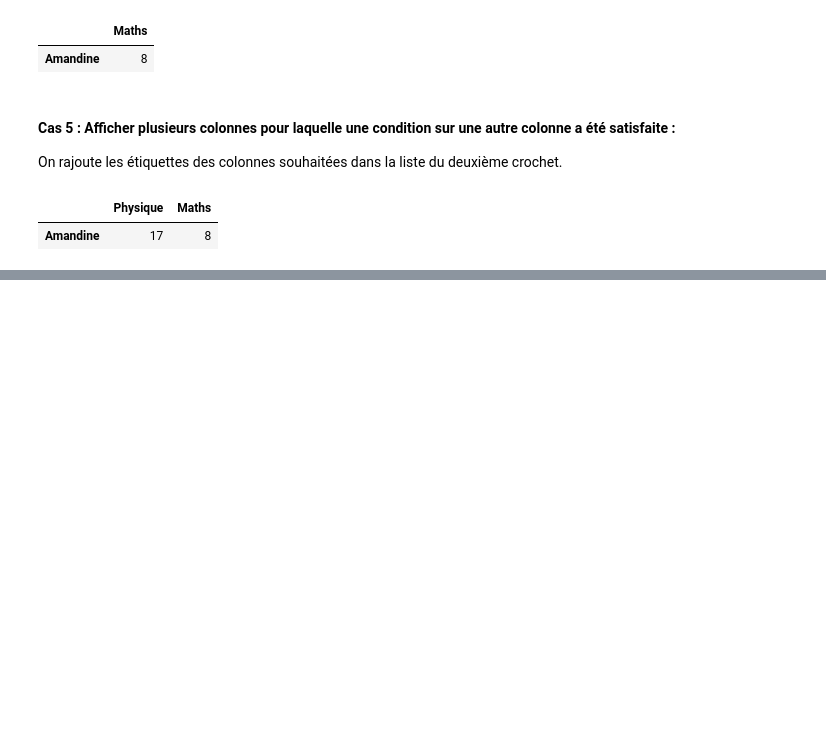
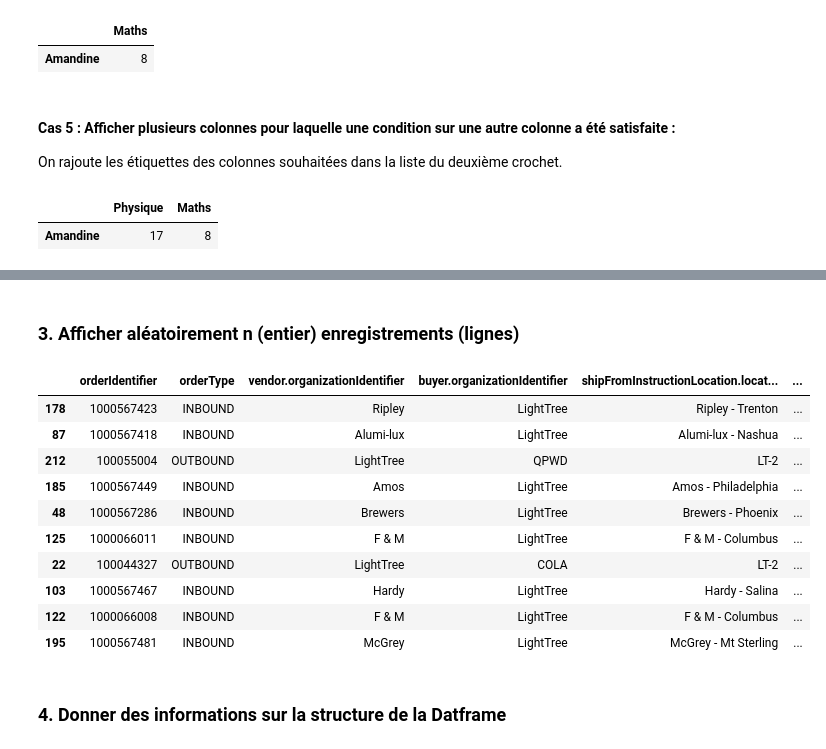
Before and after one commit to Josue-Tambwe/Data-Science, a Jupyter notebook: 2_Pandas/intro_pandas.ipynb, the cells around one changed output, grey strips where cells are left out. Cells and saved outputs as stored; diff of their text form; code cells hidden in the pictures; blank space fills up the shorter version.

```diff
--- a/2_Pandas/intro_pandas.ipynb
+++ b/2_Pandas/intro_pandas.ipynb
@@ -504,0 +552,18 @@ notes[notes["Moyenne"] >= 10][["Physique", "Maths"]]
+# %% [markdown]
+### 3. Afficher aléatoirement n (entier) enregistrements (lignes)
+# %%
+dataframe.sample(10)
+# %% [output]
+|  | orderIdentifier | orderType | vendor.organizationIdentifier | buyer.organizationIdentifier | shipFromInstructionLocation.locat... | ... |
+| 178 | 1000567423 | INBOUND | Ripley | LightTree | Ripley - Trenton | ... |
+| 87 | 1000567418 | INBOUND | Alumi-lux | LightTree | Alumi-lux - Nashua | ... |
+| 212 | 100055004 | OUTBOUND | LightTree | QPWD | LT-2 | ... |
+| 185 | 1000567449 | INBOUND | Amos | LightTree | Amos - Philadelphia | ... |
+| 48 | 1000567286 | INBOUND | Brewers | LightTree | Brewers - Phoenix | ... |
+| 125 | 1000066011 | INBOUND | F & M | LightTree | F & M - Columbus | ... |
+| 22 | 100044327 | OUTBOUND | LightTree | COLA | LT-2 | ... |
+| 103 | 1000567467 | INBOUND | Hardy | LightTree | Hardy - Salina | ... |
+| 122 | 1000066008 | INBOUND | F & M | LightTree | F & M - Columbus | ... |
+| 195 | 1000567481 | INBOUND | McGrey | LightTree | McGrey - Mt Sterling | ... |
+# %% [markdown]
+### 4. Donner des informations sur la structure de la Datframe
```
Also changed, not shown: parts of 18 cells of this notebook, 3 other files.
